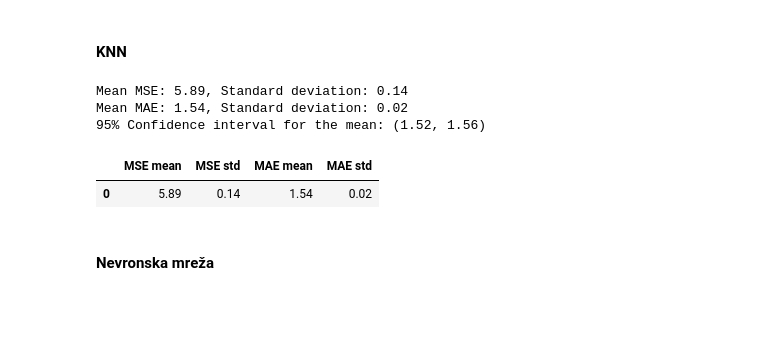
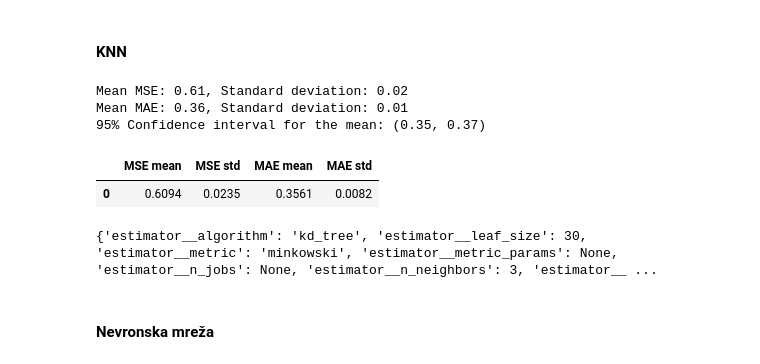
Before and after one commit to rokrajher/uozp-bicikelj, a Jupyter notebook: notebook.ipynb, the cells around one changed output. Cells and saved outputs as stored; diff of their text form; code cells hidden in the pictures; blank space fills up the shorter version.

```diff
--- a/notebook.ipynb
+++ b/notebook.ipynb
@@ -65,13 +126,15 @@ y = df.iloc[:, :83]
 display(X.tail(5))
 display(y.tail(5))
 
-# STANDARDIZACIJA
+#X = standardizacija(X)
+#X = normalizacija(X)
 
-# NORMALIZACIJA
 
 # split data into 70% training set and 30% test set
-X_train, X_test, y_train, y_test = train_test_split(X, y, test_size=0.3, random_state=42)
+X_train, X_test, y_train, y_test = train_test_split(X, y, test_size=0.2, random_state=42)
 
 print("Training set shape:", X_train.shape, y_train.shape)
 print("Test set shape:", X_test.shape, y_test.shape)
+
+#heatmap(X)
 # %% [output]
@@ -139,10 +203,10 @@ def display_cv_scores(scores, n_folds=5):
     # r2_scores = scores[2]
 
     # Calculate the mean and standard deviation of the scores for each metric
-    mse_mean = np.mean(mse_scores).round(2)
-    mse_std = np.std(mse_scores).round(2)
-    mae_mean = np.mean(mae_scores).round(2)
-    mae_std = np.std(mae_scores).round(2)
+    mse_mean = np.mean(mse_scores).round(4)
+    mse_std = np.std(mse_scores).round(4)
+    mae_mean = np.mean(mae_scores).round(4)
+    mae_std = np.std(mae_scores).round(4)
     # r2_mean = np.mean(r2_scores)
     # r2_std = np.std(r2_scores)
     t_value = stats.t.ppf(1-0.025, n_folds-1)  # t-value for 95% confidence interval
@@ -236,10 +305,12 @@ params = {
     'max_iter': [1000, 5000, 10000]
 }
 
-best_model_lasso = get_best_model(model, X_train, y_train, params)
+# best_model_lasso = get_best_model(model, X_train, y_train, params)
 
-scores = cross_validation(best_model_lasso,X_train,y_train)
+# scores = cross_validation(best_model_lasso,X_train,y_train)
 
-data_lasso = display_cv_scores(scores)
+# data_lasso = display_cv_scores(scores)
 
-best_model_lasso.fit(X_train, y_train)
+# best_model_lasso.fit(X_train, y_train)
+
+# print(best_model_lasso.get_params())
@@ -361,26 +477,36 @@ KeyboardInterrupt:
 # %% [markdown]
 #### KNN
 # %%
+pass
 from sklearn.neighbors import KNeighborsRegressor
 
-model = KNeighborsRegressor()
+model = MultiOutputRegressor(KNeighborsRegressor())
 
 params = {
-    'n_neighbors': [1, 3, 5, 8, 10, 12, 15],
-    'weights': ['uniform', 'distance'],
-    'algorithm': ['auto', 'ball_tree', 'kd_tree', 'brute'],
-    'p': [1, 2]
+    # 'n_neighbors': [1, 3, 5, 8, 10, 12, 15,20],
+    # 'weights': ['uniform', 'distance'],
+    # 'algorithm': ['auto', 'ball_tree', 'kd_tree', 'brute'],
+    # 'p': [1, 2],
+    # 'leaf_size': [10, 20, 30, 40],
+    'estimator__n_neighbors': [3, 5],
+    'estimator__weights': ['distance'],
+    'estimator__algorithm': ['kd_tree'],
+    'estimator__p': [2],
+    # 'estimator__leaf_size': [10, 20, 30],
 }
 best_model_knn = get_best_model(model, X_train, y_train, params)
 
 scores = cross_validation(best_model_knn,X_train,y_train)
 
 data_KNN = display_cv_scores(scores)
+
+print(best_model_knn.get_params())
 # %% [output]
-Mean MSE: 5.89, Standard deviation: 0.14
-Mean MAE: 1.54, Standard deviation: 0.02
-95% Confidence interval for the mean: (1.52, 1.56)
+Mean MSE: 0.61, Standard deviation: 0.02
+Mean MAE: 0.36, Standard deviation: 0.01
+95% Confidence interval for the mean: (0.35, 0.37)
 |  | MSE mean | MSE std | MAE mean | MAE std |
-| 0 | 5.89 | 0.14 | 1.54 | 0.02 |
+| 0 | 0.6094 | 0.0235 | 0.3561 | 0.0082 |
+{'estimator__algorithm': 'kd_tree', 'estimator__leaf_size': 30, 'estimator__metric': 'minkowski', 'estimator__metric_params': None, 'estimator__n_jobs': None, 'estimator__n_neighbors': 3, 'estimator__ ...
 # %% [markdown]
 #### Nevronska mreža
```
Also changed, not shown: parts of 23 cells of this notebook.
